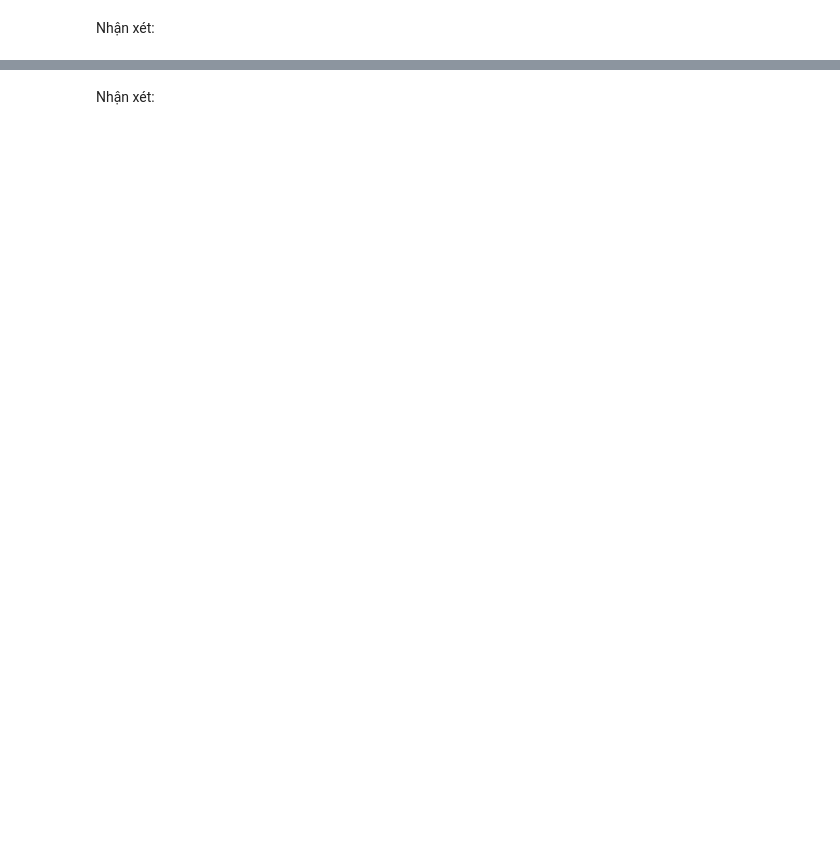
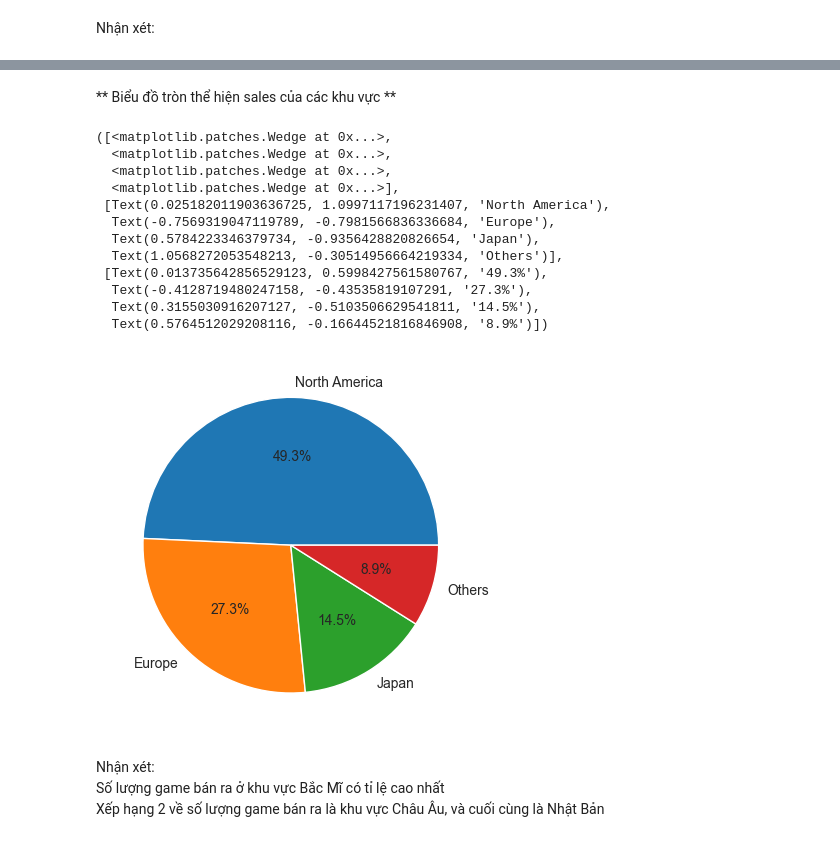
Before and after one commit to Skywoodthefifth/Data_Analysis, a Jupyter notebook: test.ipynb, the cells around one changed output, grey strips where cells are left out. Drawn from its saved outputs; the diff is of its cells as text; code cells hidden in the pictures; blank space fills up the shorter version.

```diff
--- a/test.ipynb
+++ b/test.ipynb
@@ -74,2 +175,37 @@ plt.ylim(0, 10)
-# %% [markdown]
-Nhận xét:
+# %% [markdown]
+** Biểu đồ tròn thể hiện sales của các khu vực **
+# %%
+NA_Sales = df["NA_Sales"].sum()
+EU_Sales = df["EU_Sales"].sum()
+JP_Sales = df["JP_Sales"].sum()
+Other_Sales = df["Other_Sales"].sum()
+
+Global_Sales = df["Global_Sales"].sum()
+
+pct_NA_GB = (NA_Sales / Global_Sales) * 100
+pct_EU_GB = (EU_Sales / Global_Sales) * 100
+pct_JP_GB = (JP_Sales / Global_Sales) * 100
+pct_OT_GB = (Other_Sales / Global_Sales) * 100
+
+pct = [pct_NA_GB, pct_EU_GB, pct_JP_GB, pct_OT_GB]
+labels = 'North America', 'Europe', 'Japan', 'Others'
+
+
+plt.pie(pct, labels=labels, autopct='%1.1f%%')
+# %% [output]
+([<matplotlib.patches.Wedge at 0x...>,
+  <matplotlib.patches.Wedge at 0x...>,
+  <matplotlib.patches.Wedge at 0x...>,
+  <matplotlib.patches.Wedge at 0x...>],
+ [Text(0.025182011903636725, 1.0997117196231407, 'North America'),
+  Text(-0.7569319047119789, -0.7981566836336684, 'Europe'),
+  Text(0.5784223346379734, -0.9356428820826654, 'Japan'),
+  Text(1.0568272053548213, -0.30514956664219334, 'Others')],
+ [Text(0.013735642856529123, 0.5998427561580767, '49.3%'),
+  Text(-0.4128719480247158, -0.43535819107291, '27.3%'),
+  Text(0.3155030916207127, -0.5103506629541811, '14.5%'),
+  Text(0.5764512029208116, -0.16644521816846908, '8.9%')])
+[figure, added]
+# %% [markdown]
+Nhận xét: <br>
+Số lượng game bán ra ở khu vực Bắc Mĩ có tỉ lệ cao nhất <br> Xếp hạng 2 về số lượng game bán ra là khu vực Châu Âu, và cuối cùng là Nhật Bản
```
Also changed, not shown: parts of 26 cells of this notebook.
